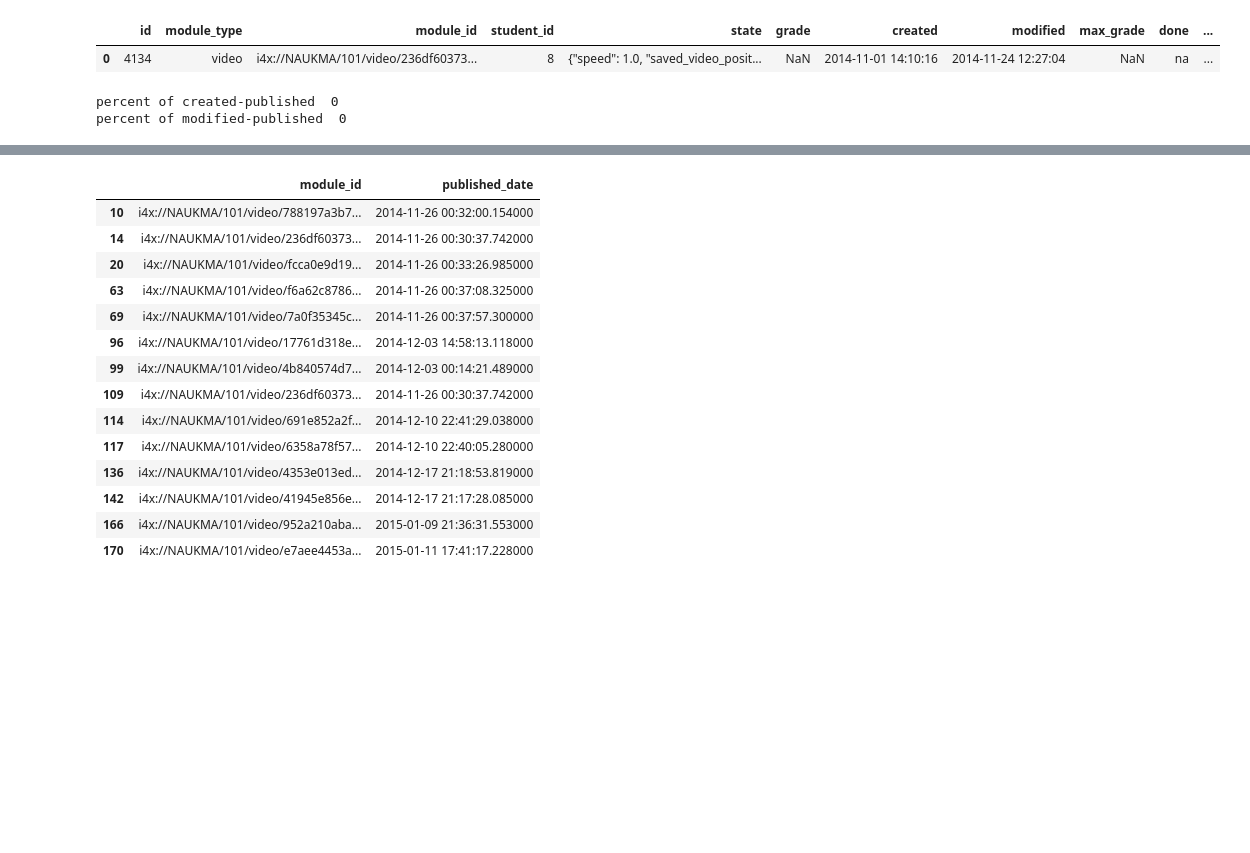
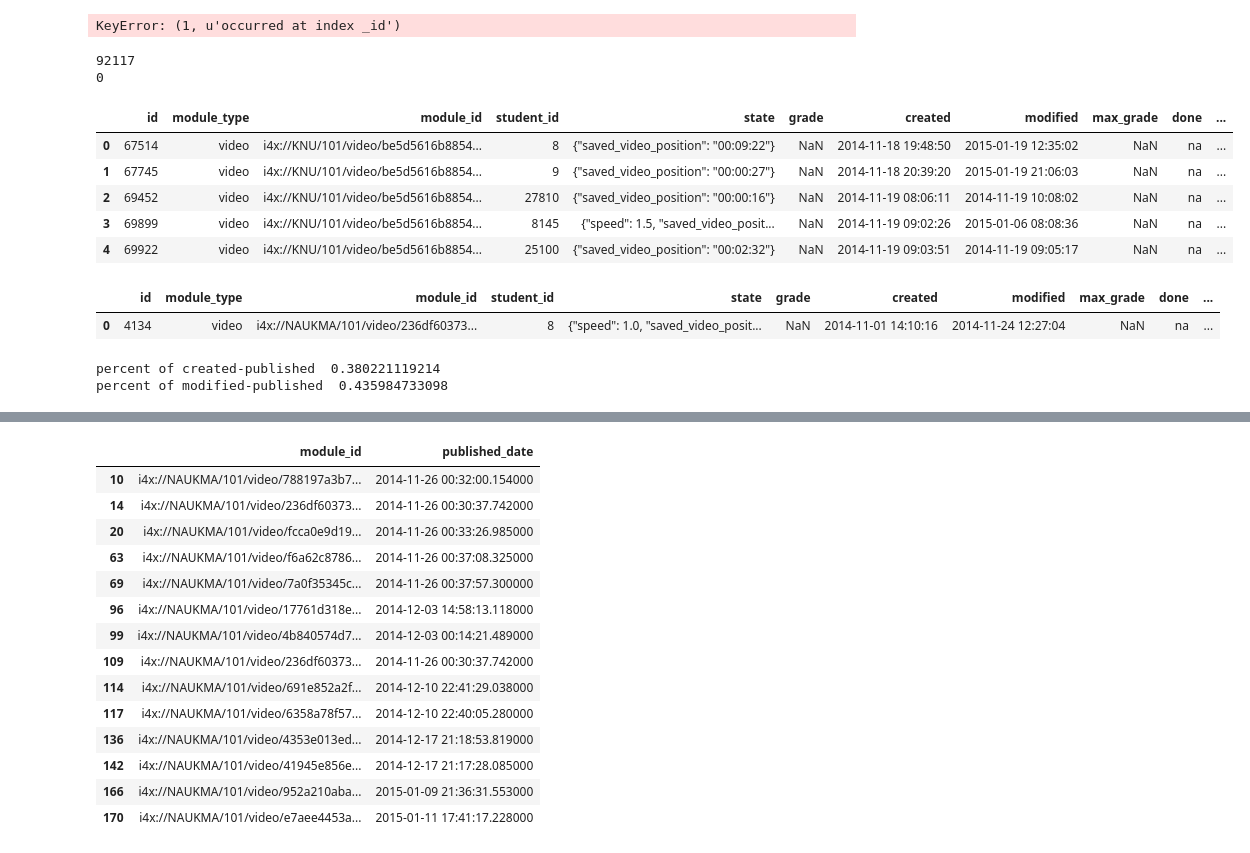
Before and after one commit to brainiacOnly/PrometheusAnalyst, a Jupyter notebook: DataClearing.ipynb, the cells around one changed output, grey strips where cells are left out. Cells and saved outputs as stored; diff of their text form; code cells hidden in the pictures; blank space fills up the shorter version.

```diff
--- a/DataClearing.ipynb
+++ b/DataClearing.ipynb
@@ -5,10 +5,10 @@ from datetime import datetime
 import matplotlib.pyplot as plt
 import dateutil.parser
 # %%
-studentmodule = pd.read_csv("PrometheusFinManagement/courseware_studentmodule.csv",quotechar='"',skipinitialspace=True,escapechar='\\')
-studentmodulehistory = pd.read_csv("PrometheusFinManagement/courseware_studentmodulehistory.csv",quotechar='"',skipinitialspace=True,escapechar='\\')
+studentmodule = pd.read_csv("PrometheusHistory/courseware_studentmodule.csv",quotechar='"',skipinitialspace=True,escapechar='\\')
+studentmodulehistory = pd.read_csv("PrometheusHistory/courseware_studentmodulehistory.csv",quotechar='"',skipinitialspace=True,escapechar='\\')
 # %%
-matherials = pd.read_json('PrometheusFinManagement/finman.json')
+matherials = pd.read_json('PrometheusHistory/history.json')
 # %%
 buf = pd.Series([i['category'] for i in matherials._id.values])
 buf.groupby(buf.values).count()
@@ -43,0 +51,20 @@ Int64Index([170], dtype='int64')
+# %%
+def getPubDate(metadata):
+    if 'start' in metadata:
+        return dateutil.parser.parse(metadata['start']).replace(tzinfo=None)
+    else:
+        return ''
+
+def fillMissed(row):
+    if row[5] is pd.NaT:
+        return dateutil.parser.parse(row[2]['edited_on']).replace(tzinfo=None)
+    else:
+        return row[5]
+# %%
+category = matherials[matherials._id.apply(lambda x: x['category']) == 'chapter']
+category['display_name'] = category.metadata.apply(lambda x: x['display_name'])
+category['publish_date'] = category.metadata.apply(getPubDate)
+category['publish_date'] = category.apply(fillMissed,axis=1)
+category['chapter'] = category._id.apply(lambda x: 'i4x://' + x['org'] + '/' + x['course'] + '/' + x['category'] + '/' + x['name'])
+#category = category.drop(['_id','definition','edit_info','metadata'], axis=1)
+category
@@ -44,3 +88,29 @@ Int64Index([170], dtype='int64')
+# %%
+sequentials = matherials[matherials._id.apply(lambda x: x['category']) == 'sequential']
+verticals = matherials[matherials._id.apply(lambda x: x['category']) == 'vertical']
+videos = matherials[matherials._id.apply(lambda x: x['category']) == 'video']
+problems = matherials[matherials._id.apply(lambda x: x['category']) == 'problem']
+
+category.head(1).apply(update_buffer)
+# %% [output]
+KeyError: (1, u'occurred at index _id')
+# %%
+sm = studentmodule[studentmodule.module_type == 'video'].append(studentmodule[studentmodule.module_type == 'problem'])
+
+sm = pd.merge(sm,category,how='left',on='module_id')
+print len(sm)
+print len(sm[sm.display_name.notnull()])
+
+sm.head(5)
+# %% [output]
+92117
+0
+|  | id | module_type | module_id | student_id | state | grade | created | modified | max_grade | done | ... |
+| 0 | 67514 | video | i4x://KNU/101/video/be5d5616b8854... | 8 | {"saved_video_position": "00:09:22"} | NaN | 2014-11-18 19:48:50 | 2015-01-19 12:35:02 | NaN | na | ... |
+| 1 | 67745 | video | i4x://KNU/101/video/be5d5616b8854... | 9 | {"saved_video_position": "00:00:27"} | NaN | 2014-11-18 20:39:20 | 2015-01-19 21:06:03 | NaN | na | ... |
+| 2 | 69452 | video | i4x://KNU/101/video/be5d5616b8854... | 27810 | {"saved_video_position": "00:00:16"} | NaN | 2014-11-19 08:06:11 | 2014-11-19 10:08:02 | NaN | na | ... |
+| 3 | 69899 | video | i4x://KNU/101/video/be5d5616b8854... | 8145 | {"speed": 1.5, "saved_video_posit... | NaN | 2014-11-19 09:02:26 | 2015-01-06 08:08:36 | NaN | na | ... |
+| 4 | 69922 | video | i4x://KNU/101/video/be5d5616b8854... | 25100 | {"saved_video_position": "00:02:32"} | NaN | 2014-11-19 09:03:51 | 2014-11-19 09:05:17 | NaN | na | ... |
 # %%
 video['module_id'] = pd.Series(['i4x://' + i[1]._id['org'] + '/' + \
                                       i[1]._id['course'] + '/' + \
@@ -64,11 +134,11 @@ sm.head(1)
 sm['cre_pub_diff'] = pd.Series(sm.created - sm.published_date, index=sm.index)
 sm['mod_pub_diff'] = pd.Series(sm.modified - sm.published_date, index=sm.index)
 # %%
-print 'percent of created-published ',len(sm[sm.cre_pub_diff > 0])/len(sm)
-print 'percent of modified-published ',len(sm[sm.mod_pub_diff > 0])/len(sm)
+print 'percent of created-published ',float(len(sm[sm.cre_pub_diff > 0]))/len(sm)
+print 'percent of modified-published ',float(len(sm[sm.mod_pub_diff > 0]))/len(sm)
 # %% [output]
-percent of created-published  0
-percent of modified-published  0
+percent of created-published  0.380221119214
+percent of modified-published  0.435984733098
 # %%
 sm.sort(['cre_pub_diff'],ascending=1).head(5)
 # %% [output]
```
Also changed, not shown: parts of 7 cells of this notebook.
